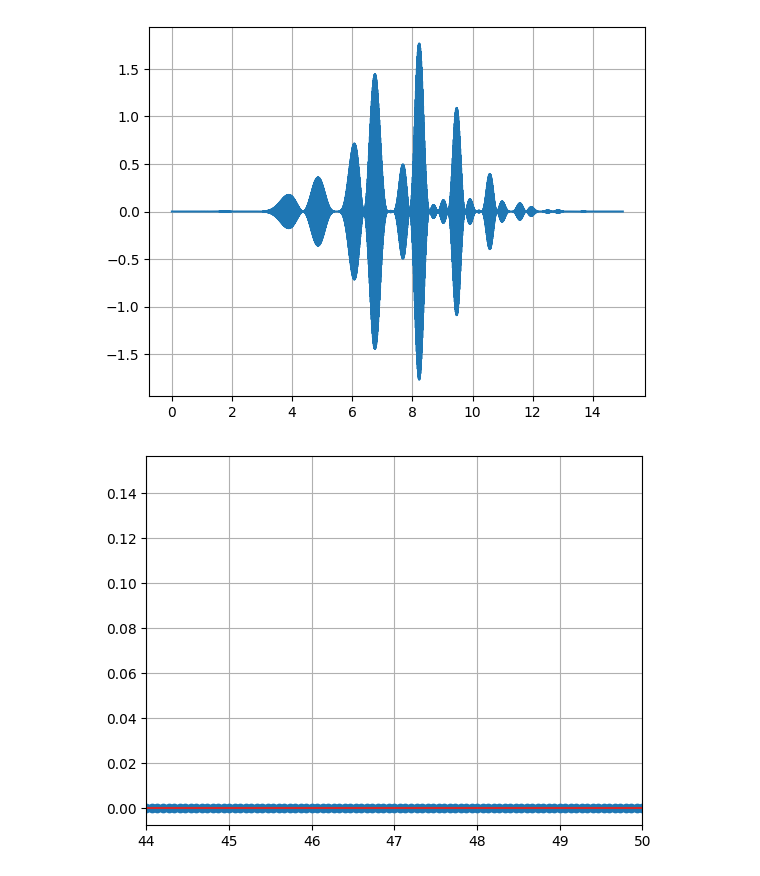
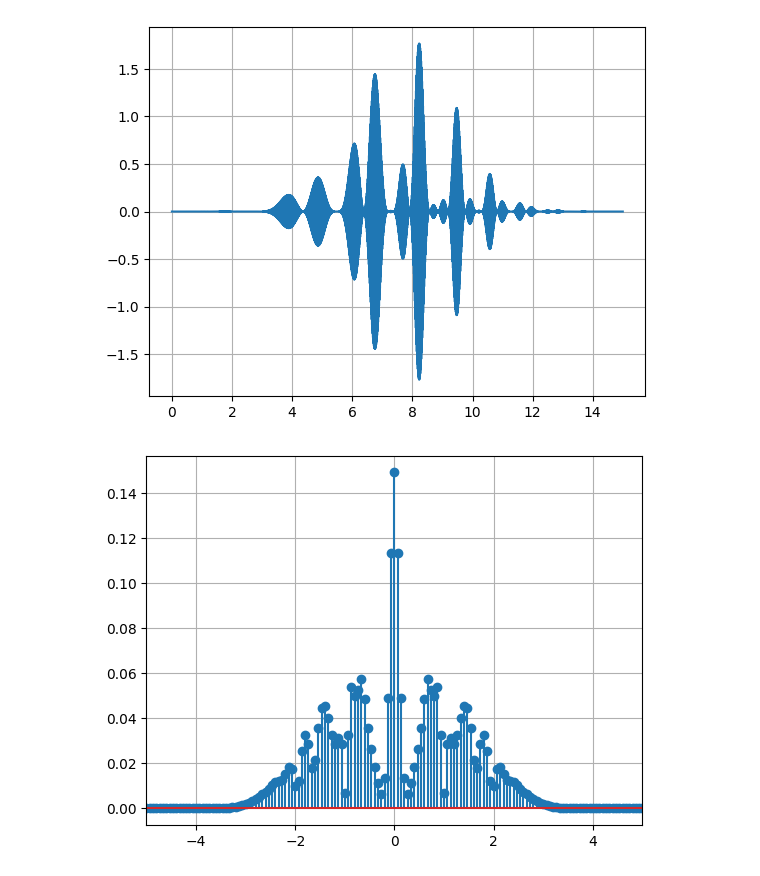
Before and after one commit to emelinepadie/signal, a Jupyter notebook: Mini-projet.ipynb, the cells around one changed output. Saved outputs shown, nothing was run; the diff lists cells and outputs as text; code cells hidden in the pictures.

```diff
--- a/Mini-projet.ipynb
+++ b/Mini-projet.ipynb
@@ -770,14 +803,14 @@ ax.grid()
 # %%
 # Spectre du signal de hilbert
 Xmssb = np.fft.fft(xmssb)
 freqs_centered = np.fft.fftfreq(N, 1/finfty)
 
 N = len(Xmssb)
 freqs = fs*np.arange(N)/N
 
 fig, ax = plt.subplots()
 ax.stem(freqs_centered, abs(Xmssb)/N)
-plt.xlim(44, 50)
+plt.xlim(-5, 5)
 ax.grid()
 # %% [output]
-[figure, old version]
+[figure, new version]
```
Also changed, not shown: parts of 34 cells of this notebook.
